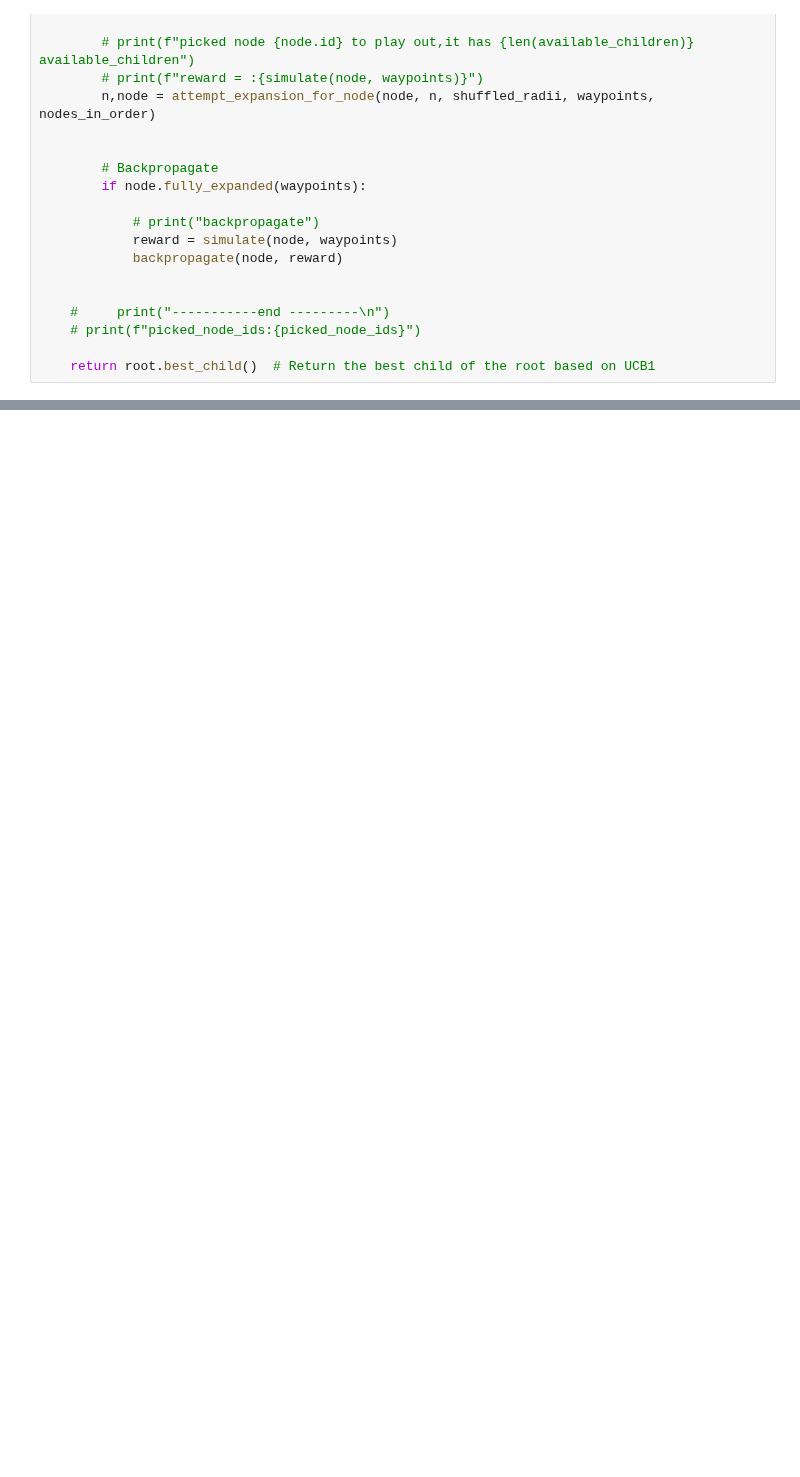
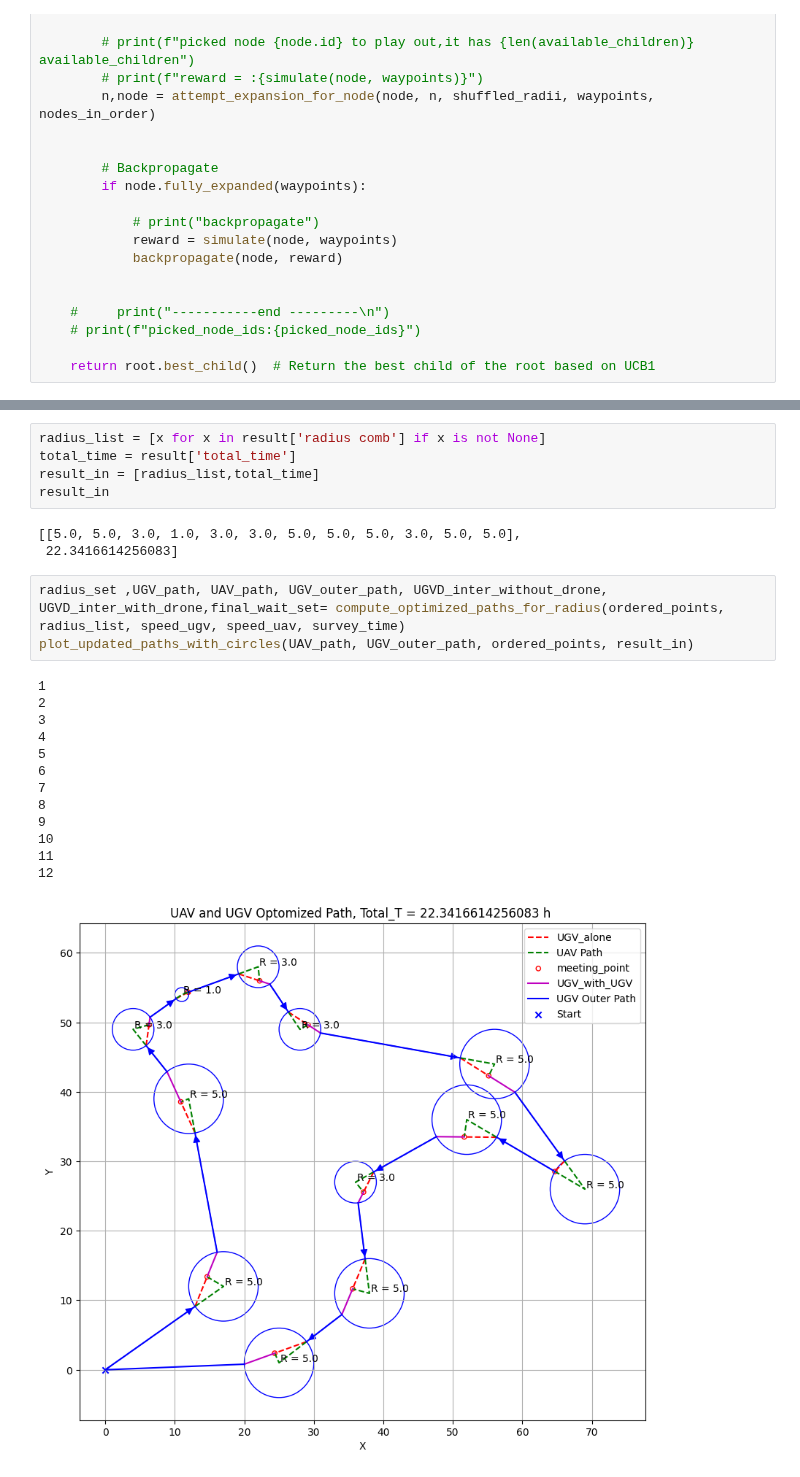
Before and after one commit to abejeyapratap/codetest, a Jupyter notebook: Landing robot/Codes/cleanout_code/MCTS_Tree.ipynb, the cells around one changed output, grey strips where cells are left out. Drawn from its saved outputs; the diff is of its cells as text; blank space fills up the shorter version.

Commit message:
add graphic out at the end, fixed graphic bugs

```diff
--- a/Landing robot/Codes/cleanout_code/MCTS_Tree.ipynb
+++ b/Landing robot/Codes/cleanout_code/MCTS_Tree.ipynb
@@ -472,0 +473,25 @@ print(f"--------------------------Best Result: {result}-------------------------
+# %%
+radius_list = [x for x in result['radius comb'] if x is not None]
+total_time = result['total_time']
+result_in = [radius_list,total_time]
+result_in
+# %% [output]
+[[5.0, 5.0, 3.0, 1.0, 3.0, 3.0, 5.0, 5.0, 5.0, 3.0, 5.0, 5.0],
+ 22.3416614256083]
+# %%
+radius_set ,UGV_path, UAV_path, UGV_outer_path, UGVD_inter_without_drone, UGVD_inter_with_drone,final_wait_set= compute_optimized_paths_for_radius(ordered_points, radius_list, speed_ugv, speed_uav, survey_time)
+plot_updated_paths_with_circles(UAV_path, UGV_outer_path, ordered_points, result_in)
+# %% [output]
+1
+2
+3
+4
+5
+6
+7
+8
+9
+10
+11
+12
+[figure, added]
```
Also changed, not shown: parts of 8 cells of this notebook, 1 other file.
